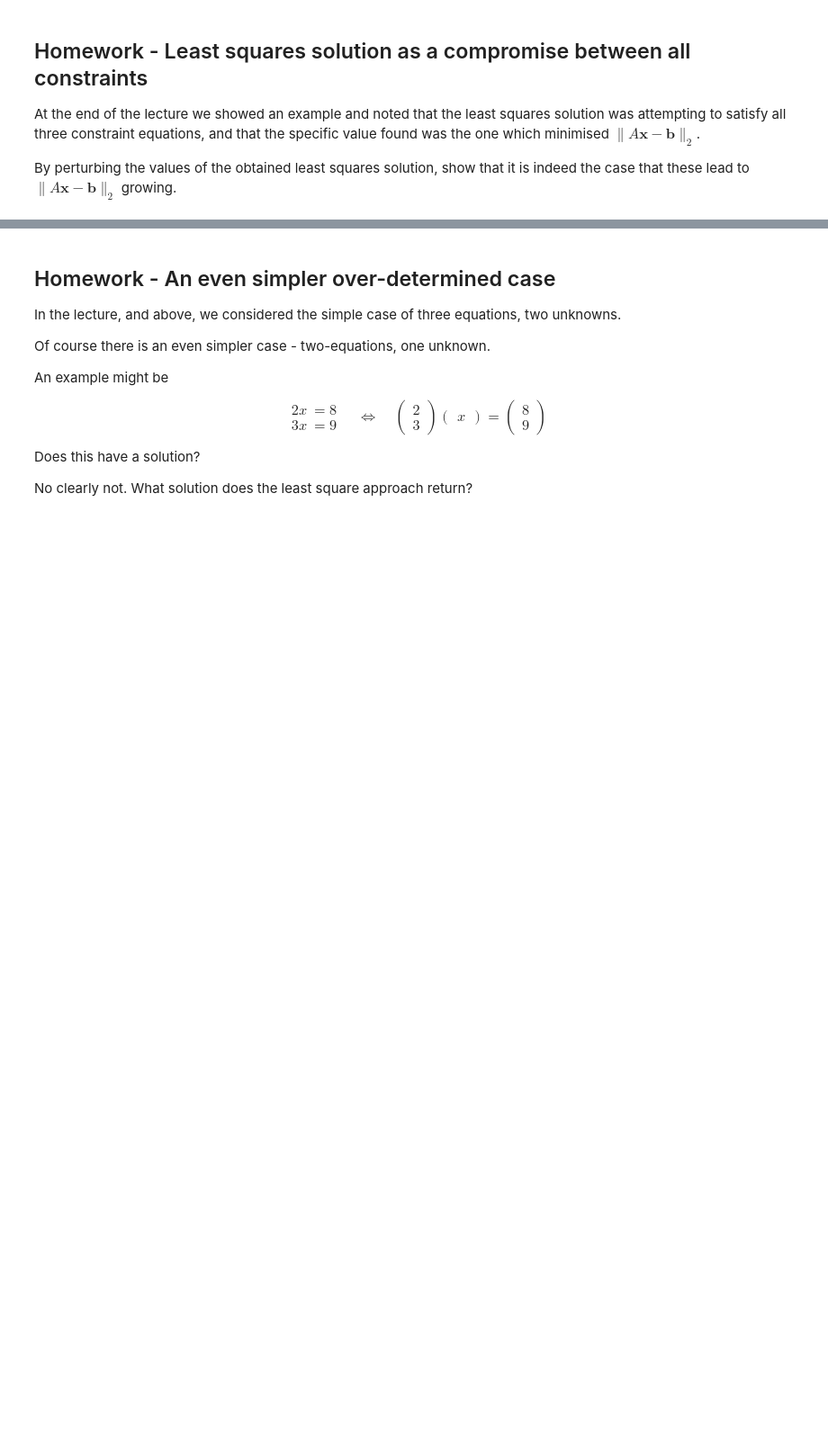
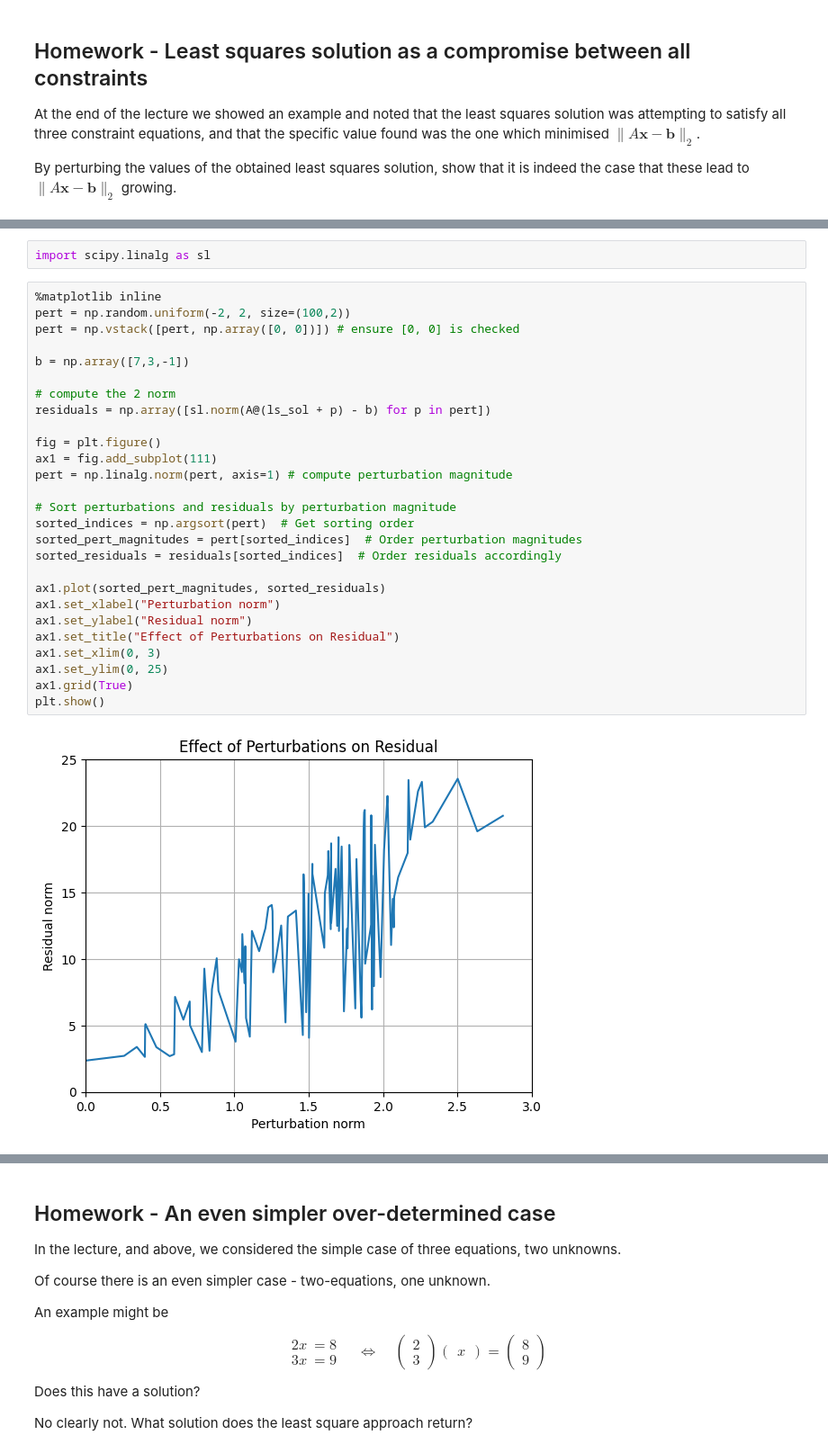
Before and after one commit to nocturnal-luke/Geophysical-inversion-undergraduate, a Jupyter notebook: lectures/L4/L4-homework.ipynb, the cells around one changed output, grey strips where cells are left out. Shown: that part at 90% size. Drawn from its saved outputs; the diff is of its cells as text; blank space fills up the shorter version.

```diff
--- a/lectures/L4/L4-homework.ipynb
+++ b/lectures/L4/L4-homework.ipynb
@@ -175,0 +221,31 @@ By perturbing the values of the obtained least squares solution, show that it is
+# %%
+import scipy.linalg as sl
+# %%
+%matplotlib inline
+pert = np.random.uniform(-2, 2, size=(100,2))
+pert = np.vstack([pert, np.array([0, 0])]) # ensure [0, 0] is checked
+
+b = np.array([7,3,-1])
+
+# compute the 2 norm
+residuals = np.array([sl.norm(A@(ls_sol + p) - b) for p in pert])
+
+fig = plt.figure()
+ax1 = fig.add_subplot(111)
+pert = np.linalg.norm(pert, axis=1) # compute perturbation magnitude
+
+# Sort perturbations and residuals by perturbation magnitude
+sorted_indices = np.argsort(pert)  # Get sorting order
+sorted_pert_magnitudes = pert[sorted_indices]  # Order perturbation magnitudes
+sorted_residuals = residuals[sorted_indices]  # Order residuals accordingly
+
+ax1.plot(sorted_pert_magnitudes, sorted_residuals)
+ax1.set_xlabel("Perturbation norm")
+ax1.set_ylabel("Residual norm")
+ax1.set_title("Effect of Perturbations on Residual")
+ax1.set_xlim(0, 3)
+ax1.set_ylim(0, 25)
+ax1.grid(True)
+plt.show()
+# %% [output]
+[figure, added]
```
Also changed, not shown: parts of 9 cells of this notebook.
